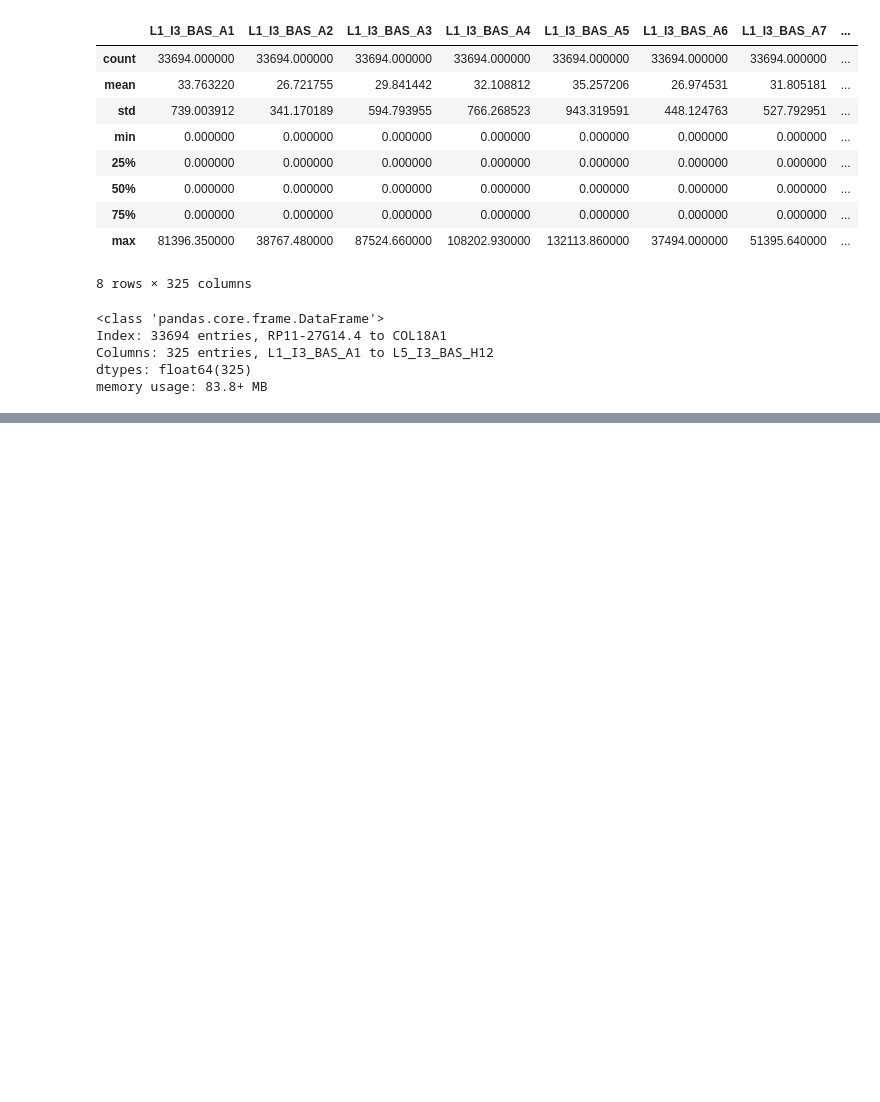
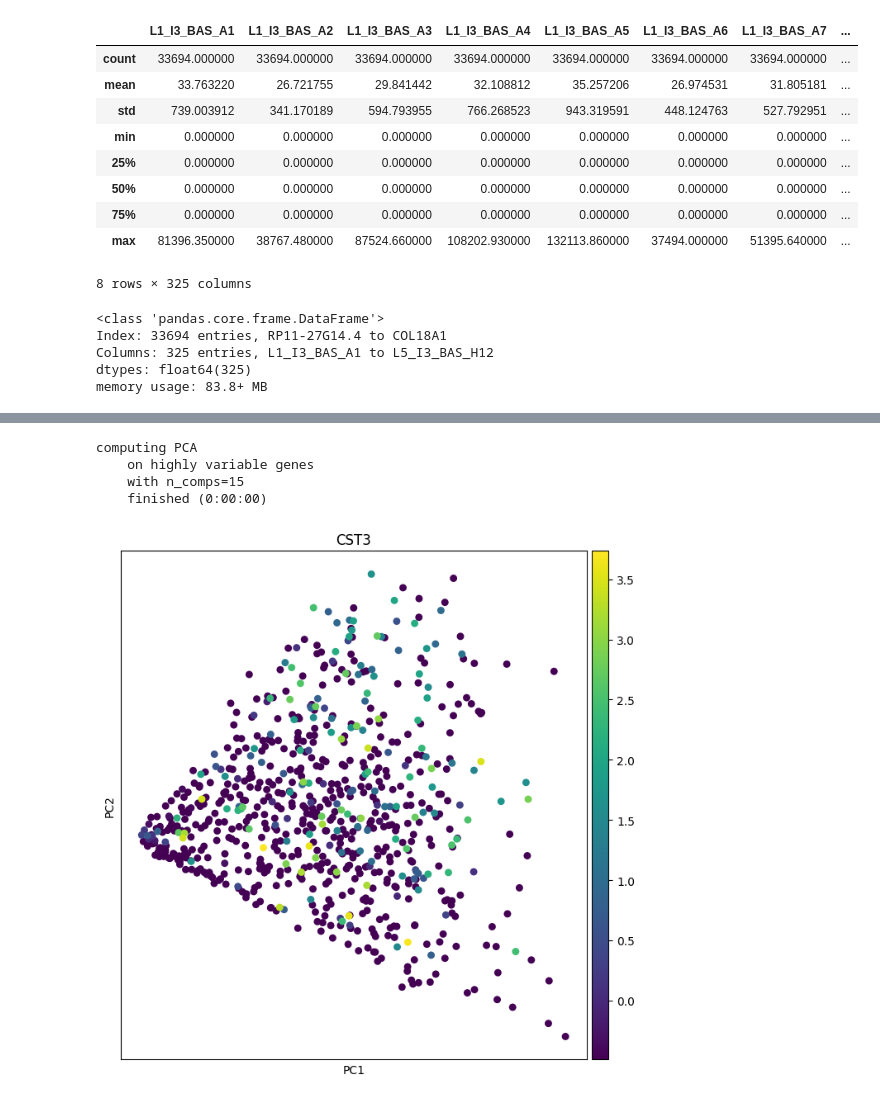
Before and after one commit to daphnetsolissou/scRNAseq-CellTypeClassifier-breast-epithelium, a Jupyter notebook: dataset1_exploration.ipynb, the cells around one changed output, grey strips where cells are left out. Saved outputs shown, nothing was run; the diff lists cells and outputs as text; code cells hidden in the pictures; blank space fills up the shorter version.

```diff
--- a/dataset1_exploration.ipynb
+++ b/dataset1_exploration.ipynb
@@ -120,0 +300,10 @@ memory usage: 83.8+ MB
+# %%
+# perform PCA using the identified highly variable genes
+sc.tl.pca(adata, svd_solver='arpack', use_highly_variable=True, n_comps=15)
+sc.pl.pca(adata, color='CST3')
+# %% [output]
+computing PCA
+    on highly variable genes
+    with n_comps=15
+    finished (0:00:00)
+[figure, added]
```
Also changed, not shown: parts of 18 cells of this notebook.
